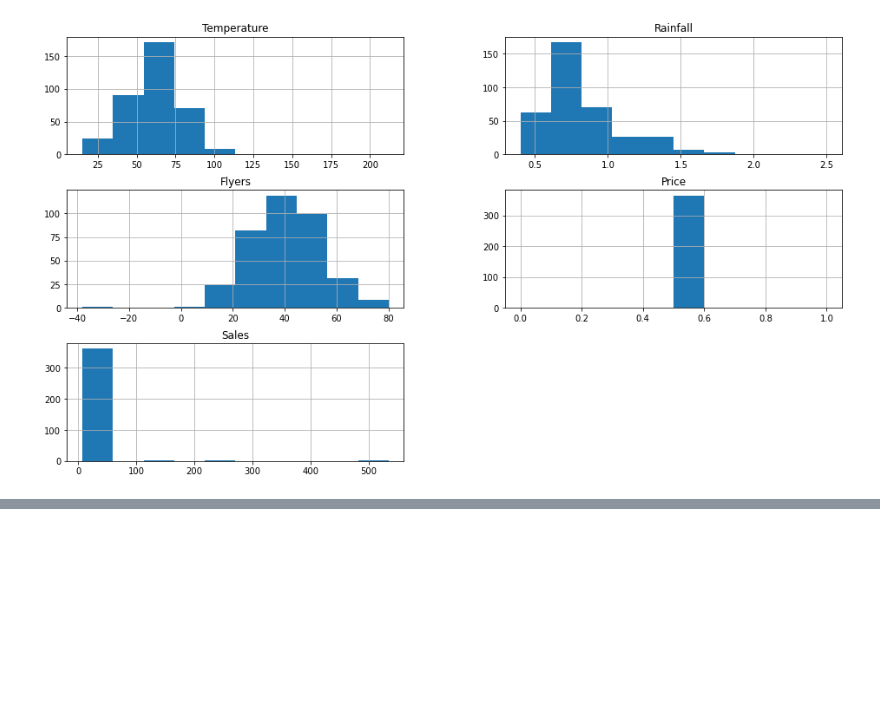
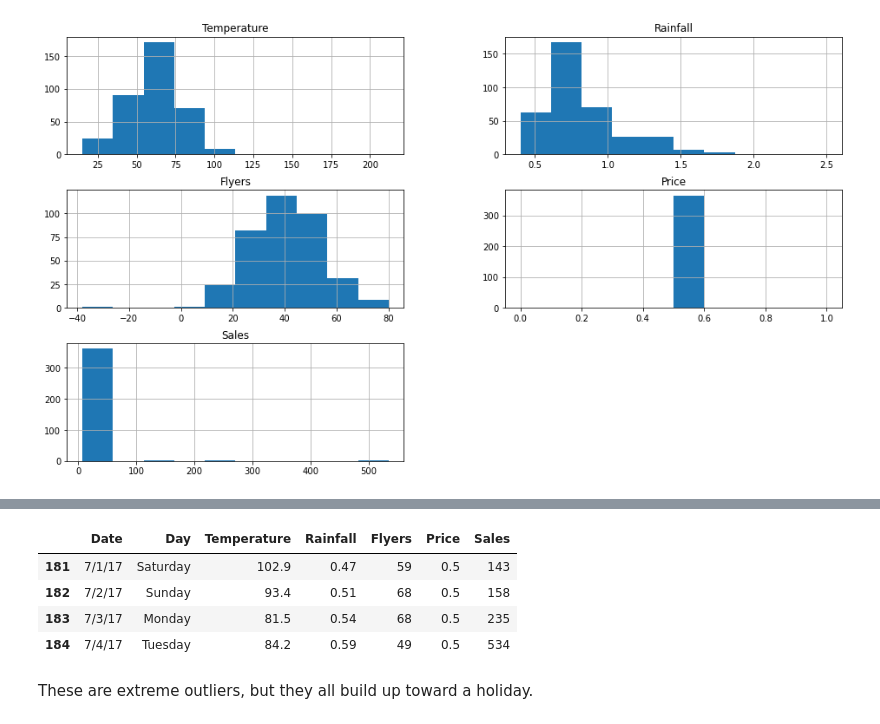
Before and after one commit to dashbringhurst/anomaly-detection-exercises, a Jupyter notebook: continuous_probabilistic_methods.ipynb, the cells around one changed output, grey strips where cells are left out. Saved outputs shown, nothing was run; the diff lists cells and outputs as text; code cells hidden in the pictures; blank space fills up the shorter version.

```diff
--- a/continuous_probabilistic_methods.ipynb
+++ b/continuous_probabilistic_methods.ipynb
@@ -226,0 +185,10 @@ Name: Flyers, dtype: int64
+# %%
+get_lower_and_upper_bounds('Sales', 3)
+# %% [output]
+|  | Date | Day | Temperature | Rainfall | Flyers | Price | Sales |
+| 181 | 7/1/17 | Saturday | 102.9 | 0.47 | 59 | 0.5 | 143 |
+| 182 | 7/2/17 | Sunday | 93.4 | 0.51 | 68 | 0.5 | 158 |
+| 183 | 7/3/17 | Monday | 81.5 | 0.54 | 68 | 0.5 | 235 |
+| 184 | 7/4/17 | Tuesday | 84.2 | 0.59 | 49 | 0.5 | 534 |
+# %% [markdown]
+These are extreme outliers, but they all build up toward a holiday.
```
Also changed, not shown: parts of 44 cells of this notebook.
